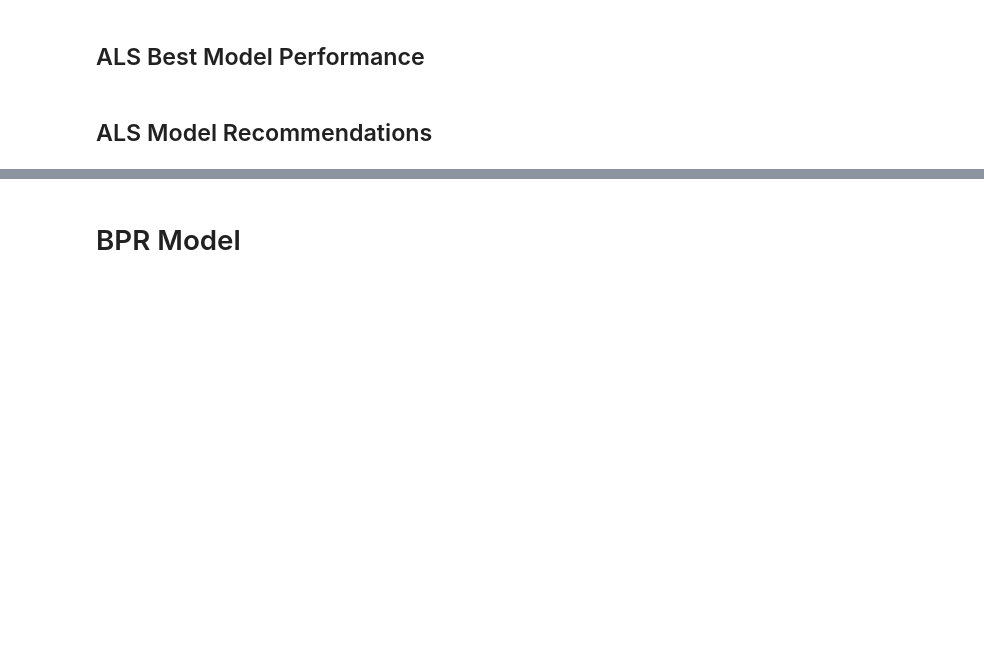
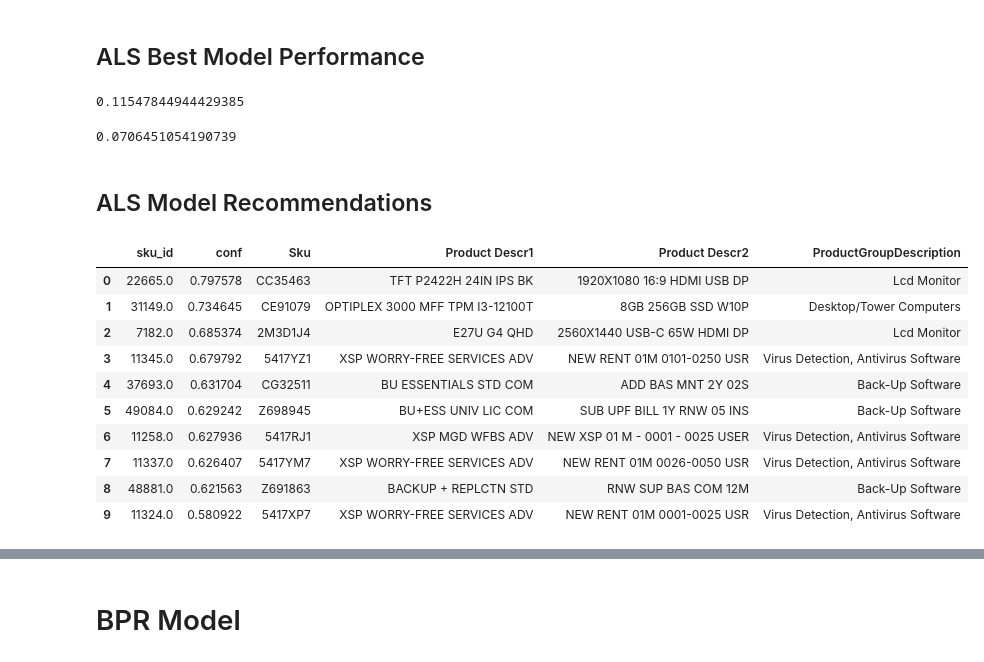
Before and after one commit to vincm1/RecSys_Implicit, a Jupyter notebook: Alternating_Least_Squares_(ALS)_&_Bayesian_Personalized_Ranking_(BPR).ipynb, the cells around one changed output, grey strips where cells are left out. Cells and saved outputs as stored; diff of their text form; code cells hidden in the pictures; blank space fills up the shorter version.

```diff
--- a/Alternating_Least_Squares_(ALS)_&_Bayesian_Personalized_Ranking_(BPR).ipynb
+++ b/Alternating_Least_Squares_(ALS)_&_Bayesian_Personalized_Ranking_(BPR).ipynb
@@ -389,56 +440,40 @@ print(map10_2)
-# %%
-model_3 = implicit.als.AlternatingLeastSquares(factors=50,
-                                                 alpha=40,
-                                                 iterations=20,
-                                                 regularization=0.01)
-model_3.fit(sparse_user_item_train)
-map10_3 = mean_average_precision_at_k(model_3,sparse_user_item_train, sparse_user_item_test, K=10)
-print(map10_2)
-# %%
-model_4 = implicit.als.AlternatingLeastSquares(factors=200,
-                                                 alpha=40,
-                                                 iterations=20,
-                                                 regularization=0.01)
-model_4.fit(sparse_user_item_train)
-map10_4 = mean_average_precision_at_k(model_4,sparse_user_item_train, sparse_user_item_test, K=10)
-print(map10_2)
-# %%
-model_1 = implicit.als.AlternatingLeastSquares(factors=190,
-                                                 alpha=40,
-                                                 iterations=20,
-                                                 regularization=0.01)
-model_1.fit(sparse_user_item_train)
-map10 = mean_average_precision_at_k(model_1,sparse_user_item_train, sparse_user_item_test, K=10, num_threads=10)
-print(map10)
-# %%
-model_1 = implicit.als.AlternatingLeastSquares(factors=190,
-                                                 alpha=15,
-                                                 iterations=10,
-                                                 regularization=0.05)
-model_1.fit(sparse_user_item_train)
-map10 = mean_average_precision_at_k(model_1,sparse_user_item_train, sparse_user_item_test, K=10, num_threads=10)
-print(map10)
 # %% [markdown]
 ## ALS Best Model Performance
 # %%
-precision_als = precision_at_k(model_1, sparse_user_item_train, sparse_user_item_test, K=10, num_threads=10)
+precision_als = precision_at_k(model_2, sparse_user_item_train, sparse_user_item_test, K=10, num_threads=10)
 precision_als
+# %% [output]
+0.11547844944429385
 # %%
-ndcg = ndcg_at_k(model_1, sparse_user_item_train, sparse_user_item_test, show_progress=True, K=10, num_threads=10)
+ndcg = ndcg_at_k(model_2, sparse_user_item_train, sparse_user_item_test, show_progress=True, K=10, num_threads=10)
 ndcg
+# %% [output]
+0.0706451054190739
 # %% [markdown]
 ## ALS Model Recommendations
 # %%
  # Assuming you want recommendations for user with ID 10
 user_id = 5000
 # Get the row of the user from the sparse_user_item matrix
-user_row = sparse_user_item[user_id]
+user_row = sparse_user_item_train[user_id]
 # Reshape the user_row to have 1 row per user
 user_items = np.reshape(user_row, (1, -1))
 
 # Now you can call the recommend function
-recommended = model_1.recommend(user_id, user_items, N=10, filter_already_liked_items=True)
+recommended = model_2.recommend(user_id, user_items, N=10, filter_already_liked_items=True)
 rec_tab = pd.DataFrame(recommended)
 rec_tab = rec_tab.T.rename(columns={0:"sku_id", 1:"conf"})
 rec_tab = rec_tab.merge(skus, on="sku_id", how="left")
 rec_tab
+# %% [output]
+|  | sku_id | conf | Sku | Product Descr1 | Product Descr2 | ProductGroupDescription |
+| 0 | 22665.0 | 0.797578 | CC35463 | TFT P2422H 24IN IPS BK | 1920X1080 16:9 HDMI USB DP | Lcd Monitor |
+| 1 | 31149.0 | 0.734645 | CE91079 | OPTIPLEX 3000 MFF TPM I3-12100T | 8GB 256GB SSD W10P | Desktop/Tower Computers |
+| 2 | 7182.0 | 0.685374 | 2M3D1J4 | E27U G4 QHD | 2560X1440 USB-C 65W HDMI DP | Lcd Monitor |
+| 3 | 11345.0 | 0.679792 | 5417YZ1 | XSP WORRY-FREE SERVICES ADV | NEW RENT 01M 0101-0250 USR | Virus Detection, Antivirus Software |
+| 4 | 37693.0 | 0.631704 | CG32511 | BU ESSENTIALS STD COM | ADD BAS MNT 2Y 02S | Back-Up Software |
+| 5 | 49084.0 | 0.629242 | Z698945 | BU+ESS UNIV LIC COM | SUB UPF BILL 1Y RNW 05 INS | Back-Up Software |
+| 6 | 11258.0 | 0.627936 | 5417RJ1 | XSP MGD WFBS ADV | NEW XSP 01 M - 0001 - 0025 USER | Virus Detection, Antivirus Software |
+| 7 | 11337.0 | 0.626407 | 5417YM7 | XSP WORRY-FREE SERVICES ADV | NEW RENT 01M 0026-0050 USR | Virus Detection, Antivirus Software |
+| 8 | 48881.0 | 0.621563 | Z691863 | BACKUP + REPLCTN STD | RNW SUP BAS COM 12M | Back-Up Software |
+| 9 | 11324.0 | 0.580922 | 5417XP7 | XSP WORRY-FREE SERVICES ADV | NEW RENT 01M 0001-0025 USR | Virus Detection, Antivirus Software |
```
Also changed, not shown: parts of 57 cells of this notebook.
